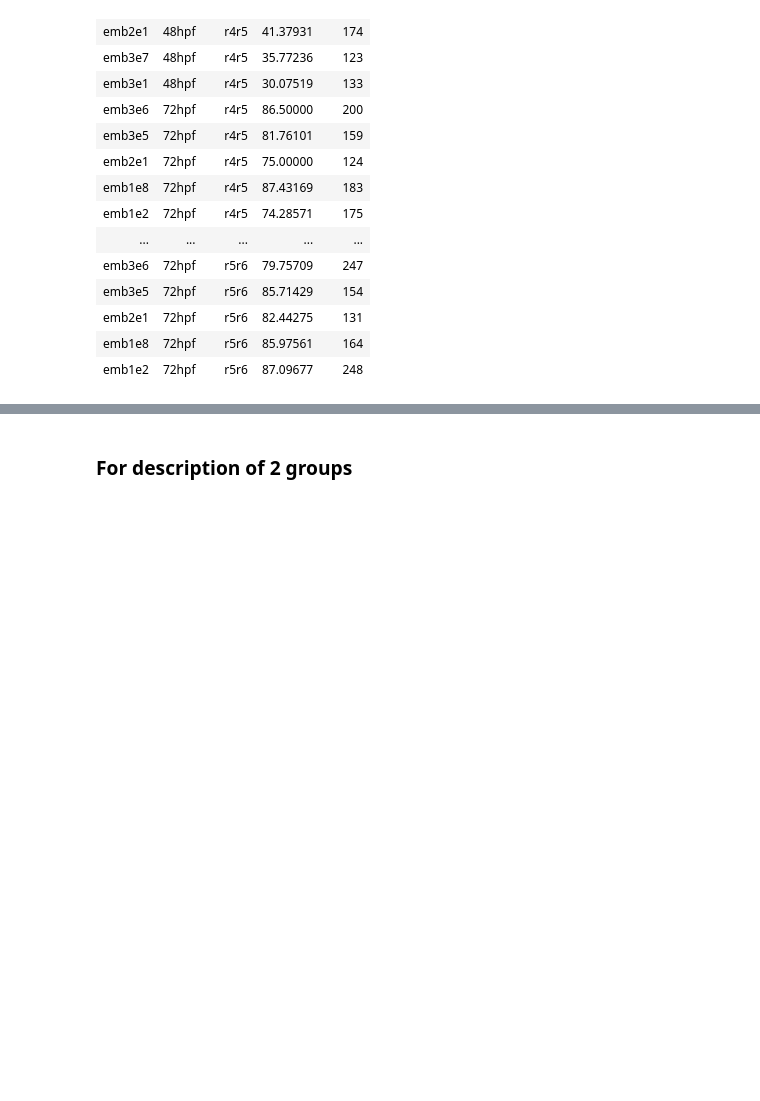
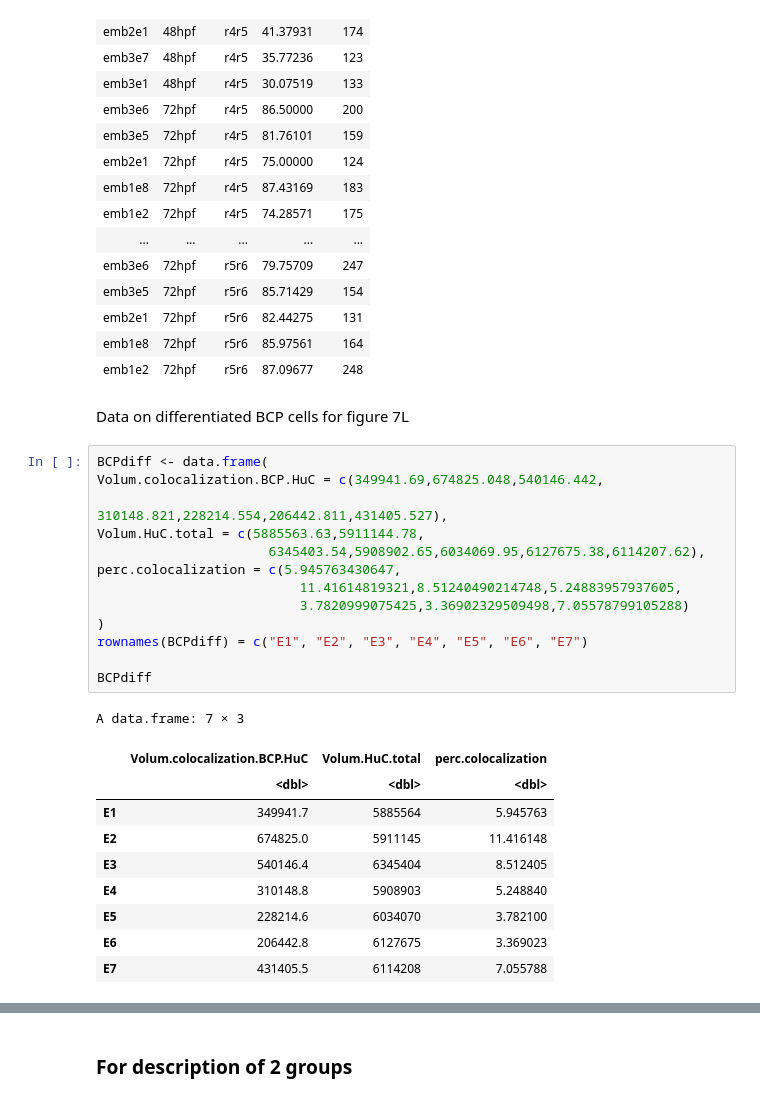
Before and after one commit to cristinapujades/Hevia_et_at_2022, a Jupyter notebook: Hevia_et_al_2022.ipynb, the cells around one changed output, grey strips where cells are left out. Cells and saved outputs as stored; diff of their text form; blank space fills up the shorter version.

```diff
--- a/Hevia_et_al_2022.ipynb
+++ b/Hevia_et_al_2022.ipynb
@@ -385,3 +406,29 @@ A data.frame: 20 × 5
 | emb2e1 | 72hpf | r5r6 | 82.44275 | 131 |
 | emb1e8 | 72hpf | r5r6 | 85.97561 | 164 |
 | emb1e2 | 72hpf | r5r6 | 87.09677 | 248 |
+# %% [markdown]
+Data on differentiated BCP cells for figure 7L
+# %%
+BCPdiff <- data.frame(
+Volum.colocalization.BCP.HuC = c(349941.69,674825.048,540146.442,
+                                       310148.821,228214.554,206442.811,431405.527),
+Volum.HuC.total = c(5885563.63,5911144.78,
+                      6345403.54,5908902.65,6034069.95,6127675.38,6114207.62),
+perc.colocalization = c(5.945763430647,
+                          11.41614819321,8.51240490214748,5.24883957937605,
+                          3.7820999075425,3.36902329509498,7.05578799105288)
+)
+rownames(BCPdiff) = c("E1", "E2", "E3", "E4", "E5", "E6", "E7")
+
+BCPdiff
+# %% [output]
+A data.frame: 7 × 3
+|  | Volum.colocalization.BCP.HuC | Volum.HuC.total | perc.colocalization |
+|  | <dbl> | <dbl> | <dbl> |
+| E1 | 349941.7 | 5885564 | 5.945763 |
+| E2 | 674825.0 | 5911145 | 11.416148 |
+| E3 | 540146.4 | 6345404 | 8.512405 |
+| E4 | 310148.8 | 5908903 | 5.248840 |
+| E5 | 228214.6 | 6034070 | 3.782100 |
+| E6 | 206442.8 | 6127675 | 3.369023 |
+| E7 | 431405.5 | 6114208 | 7.055788 |
```
Also changed, not shown: parts of 8 cells of this notebook.
